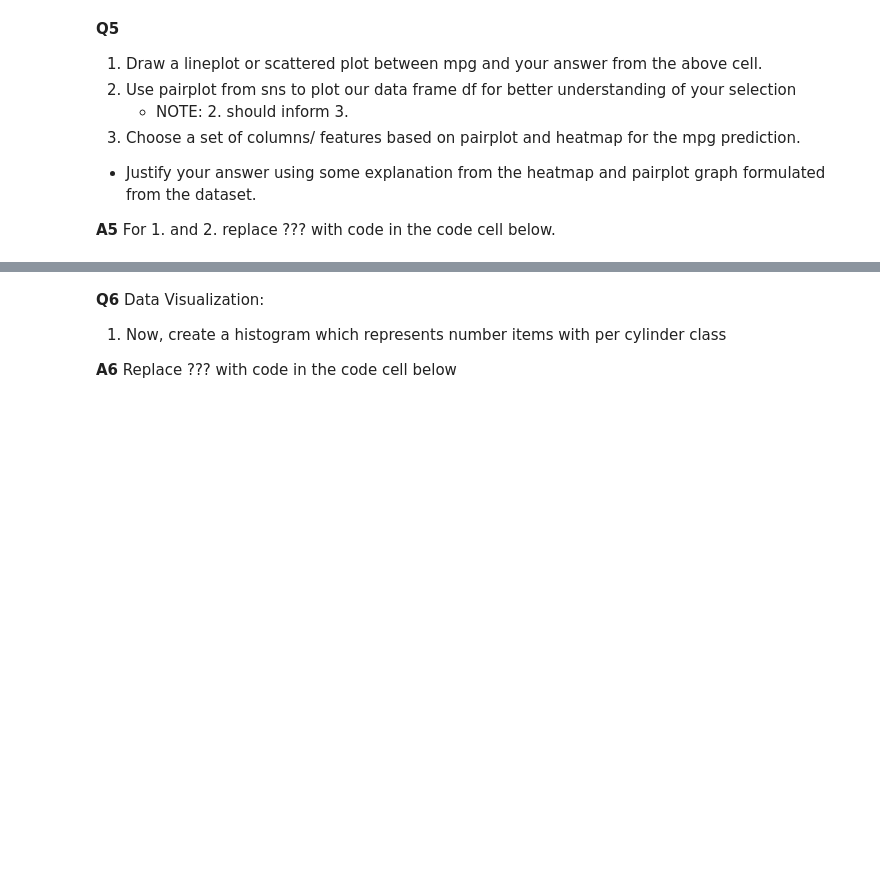
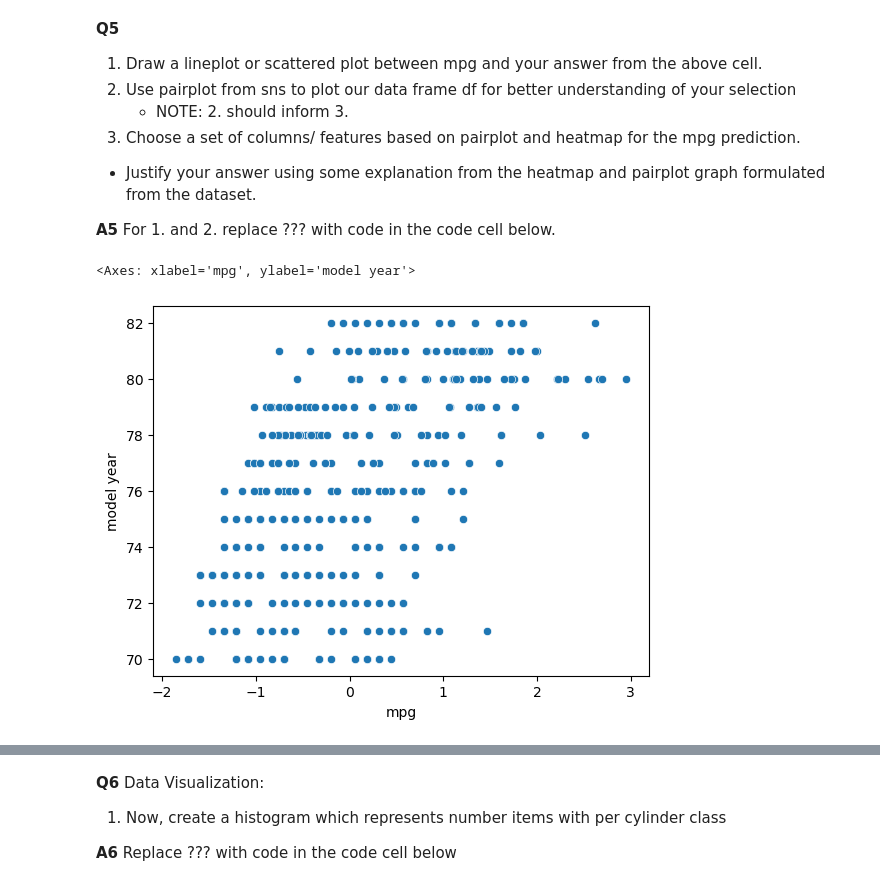
Before and after one commit to JohnManess/HW, a Jupyter notebook: HW2.ipynb, the cells around one changed output, grey strips where cells are left out. Drawn from its saved outputs; the diff is of its cells as text; code cells hidden in the pictures; blank space fills up the shorter version.

```diff
--- a/HW2.ipynb
+++ b/HW2.ipynb
@@ -130,4 +208,10 @@ Here write down the answer replacing this line.
 * Justify your answer using some explanation from the heatmap and pairplot graph formulated from the dataset.
 
 **A5**  For 1. and 2. replace ??? with code in the code cell below.
+# %%
+# 1. Draw a lineplot or scattered plot between mpg and your answer from the above cell.
+sns.scatterplot(df, x=df['mpg'], y=df['model year'])
+# %% [output]
+<Axes: xlabel='mpg', ylabel='model year'>
+[figure, added]
 # %%
```
Also changed, not shown: parts of 32 cells of this notebook, 1 other file.
